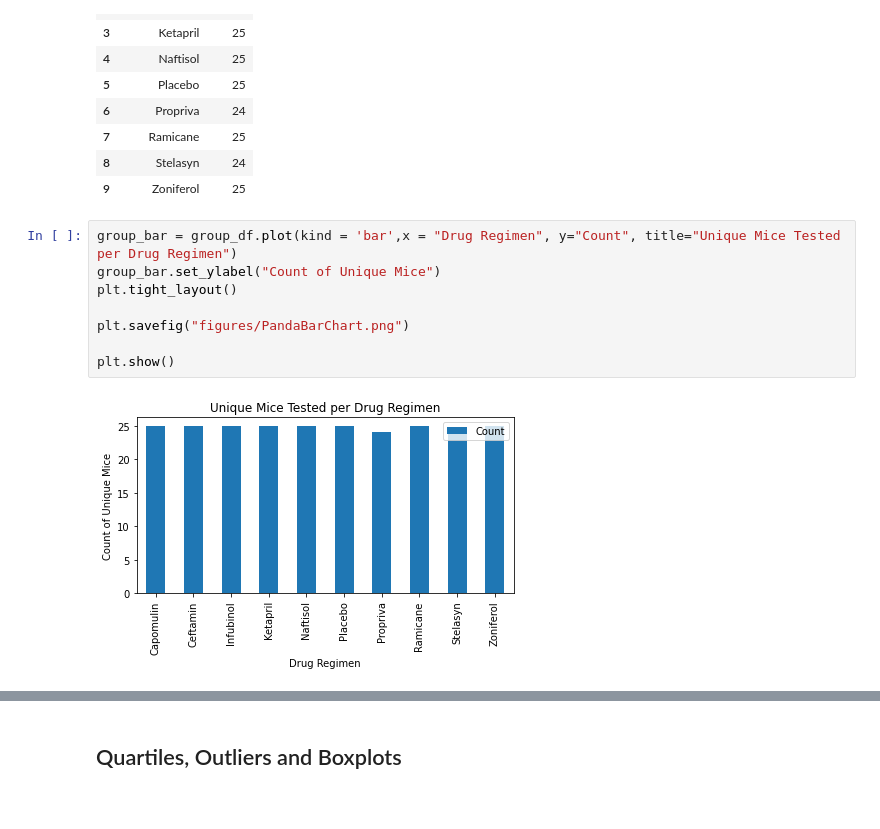
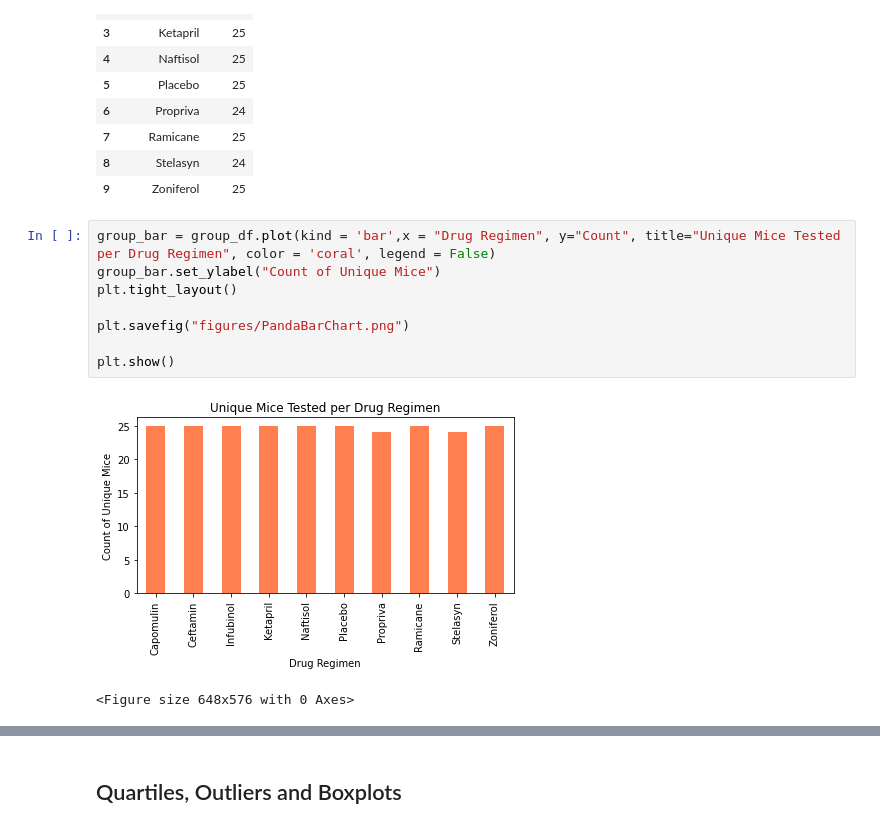
Before and after one commit to sjryandesigns/Matplotlib---Power-of-Plots, a Jupyter notebook: pymaceuticals_starter.ipynb, the cells around one changed output, grey strips where cells are left out. Drawn from its saved outputs; the diff is of its cells as text.

Commit message:
Bar and Pie charts complete

```diff
--- a/pymaceuticals_starter.ipynb
+++ b/pymaceuticals_starter.ipynb
@@ -167,12 +167,13 @@ group_df
 | 8 | Stelasyn | 24 |
 | 9 | Zoniferol | 25 |
 # %%
-group_bar = group_df.plot(kind = 'bar',x = "Drug Regimen", y="Count", title="Unique Mice Tested per Drug Regimen")
+group_bar = group_df.plot(kind = 'bar',x = "Drug Regimen", y="Count", title="Unique Mice Tested per Drug Regimen", color = 'coral', legend = False)
 group_bar.set_ylabel("Count of Unique Mice")
 plt.tight_layout()
 
 plt.savefig("figures/PandaBarChart.png")
 
 plt.show()
 # %% [output]
-[figure, old version]
+[figure, new version]
+<Figure size 648x576 with 0 Axes>
```
Also changed, not shown: parts of 10 cells of this notebook, 4 other files.
